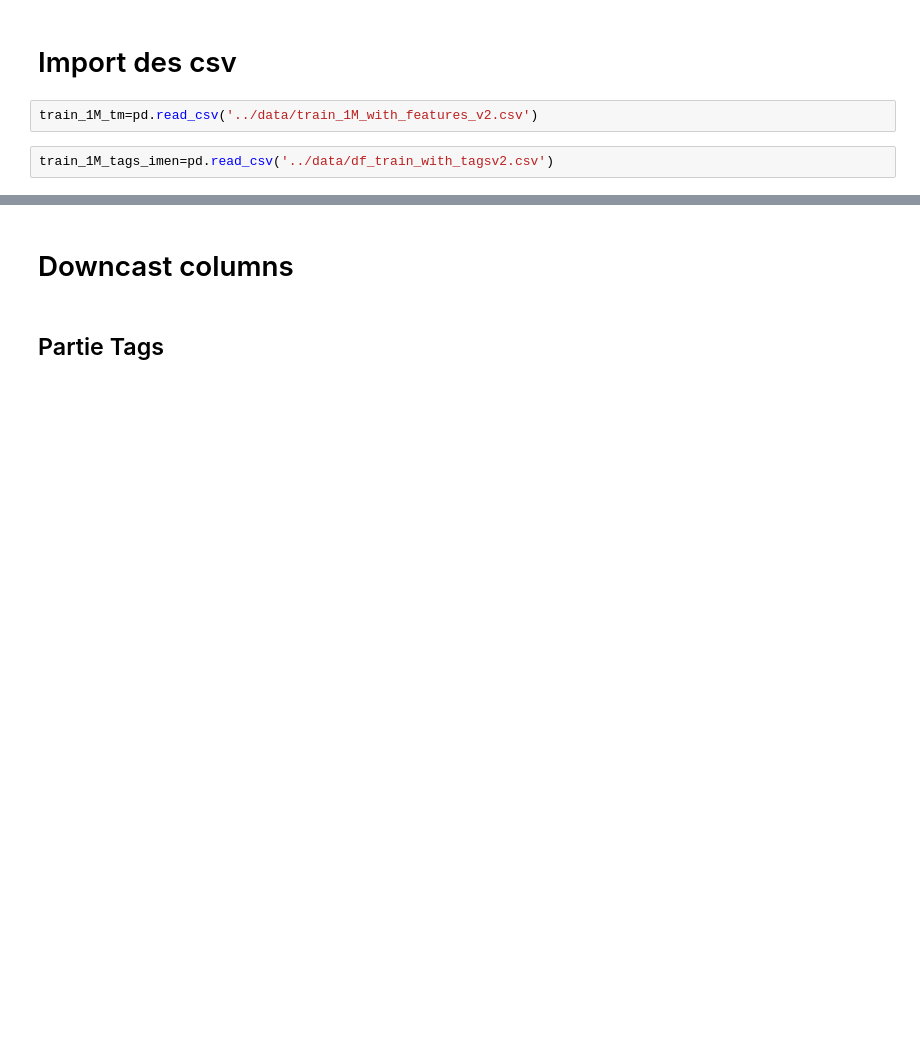
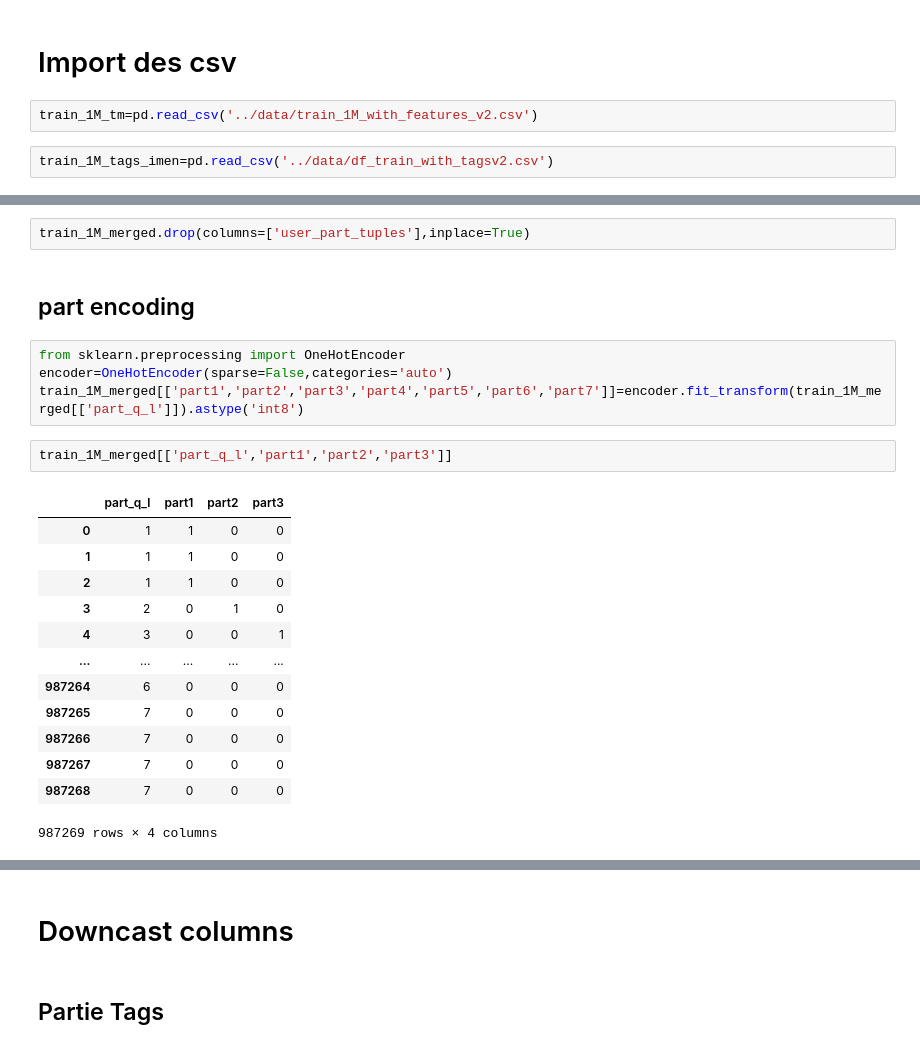
Before and after one commit to YohannD/riiid_final_project, a Jupyter notebook: notebooks/tm_merging_train_data_features.ipynb, the cells around one changed output, grey strips where cells are left out. Drawn from its saved outputs; the diff is of its cells as text; blank space fills up the shorter version.

```diff
--- a/notebooks/tm_merging_train_data_features.ipynb
+++ b/notebooks/tm_merging_train_data_features.ipynb
@@ -9,0 +115,24 @@ train_1M_tags_imen=pd.read_csv('../data/df_train_with_tagsv2.csv')
+# %%
+train_1M_merged.drop(columns=['user_part_tuples'],inplace=True)
+# %% [markdown]
+## part encoding
+# %%
+from sklearn.preprocessing import OneHotEncoder
+encoder=OneHotEncoder(sparse=False,categories='auto')
+train_1M_merged[['part1','part2','part3','part4','part5','part6','part7']]=encoder.fit_transform(train_1M_merged[['part_q_l']]).astype('int8')
+# %%
+train_1M_merged[['part_q_l','part1','part2','part3']]
+# %% [output]
+|  | part_q_l | part1 | part2 | part3 |
+| 0 | 1 | 1 | 0 | 0 |
+| 1 | 1 | 1 | 0 | 0 |
+| 2 | 1 | 1 | 0 | 0 |
+| 3 | 2 | 0 | 1 | 0 |
+| 4 | 3 | 0 | 0 | 1 |
+| ... | ... | ... | ... | ... |
+| 987264 | 6 | 0 | 0 | 0 |
+| 987265 | 7 | 0 | 0 | 0 |
+| 987266 | 7 | 0 | 0 | 0 |
+| 987267 | 7 | 0 | 0 | 0 |
+| 987268 | 7 | 0 | 0 | 0 |
+987269 rows × 4 columns
```
Also changed, not shown: parts of 42 cells of this notebook.
